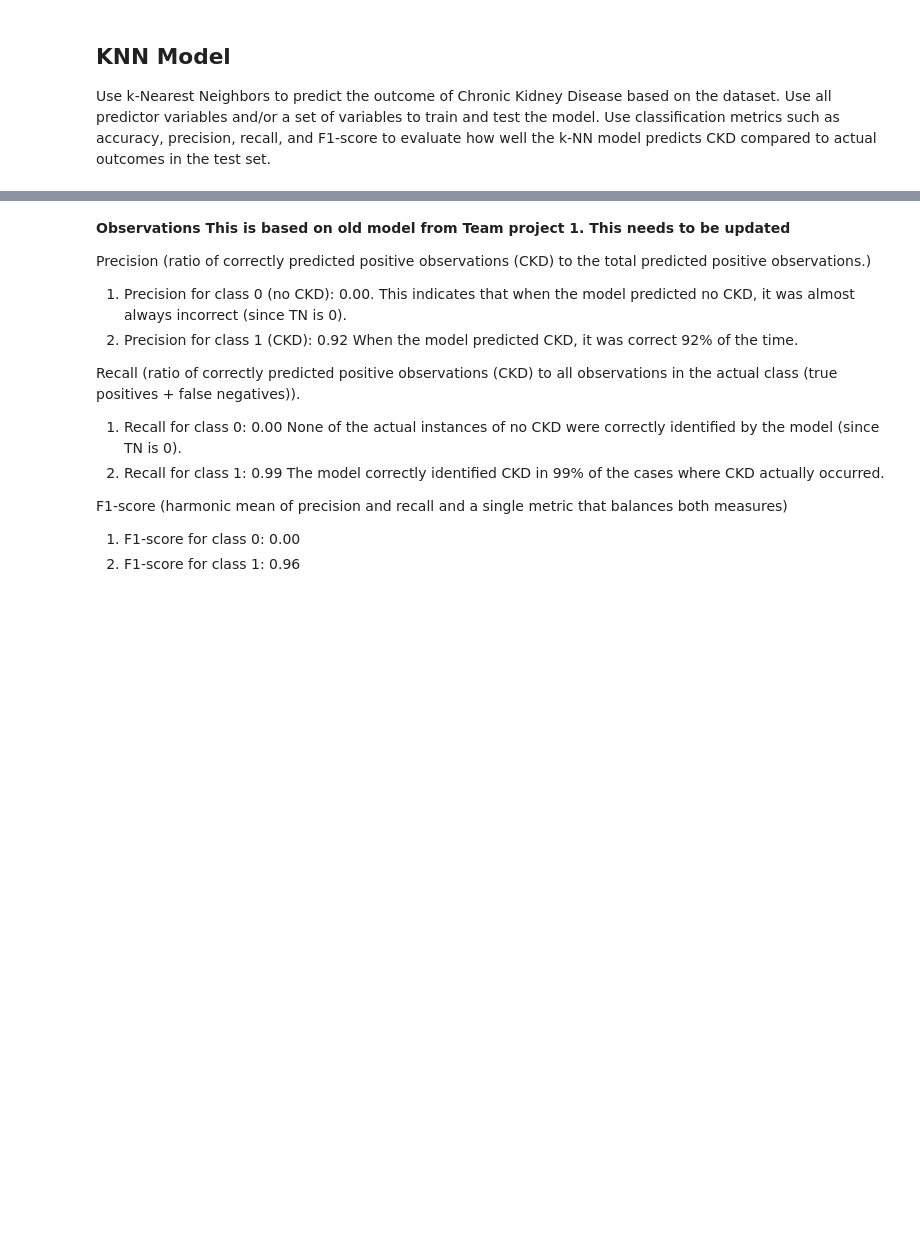
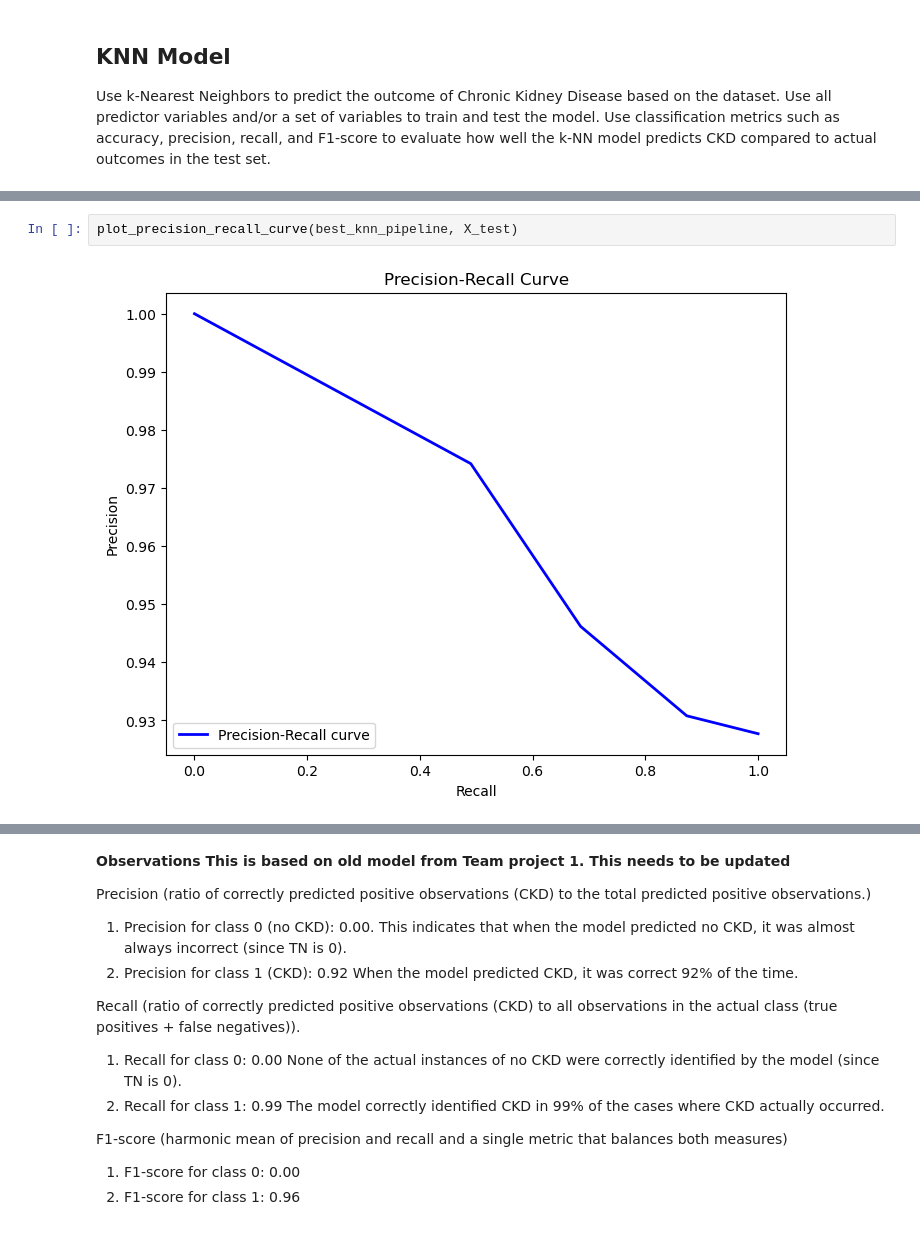
Before and after one commit to anjali-deshpande-hub/chronic_kidney_disease, a Jupyter notebook: src/CKD.ipynb, the cells around one changed output, grey strips where cells are left out. Saved outputs shown, nothing was run; the diff lists cells and outputs as text; blank space fills up the shorter version.

```diff
--- a/src/CKD.ipynb
+++ b/src/CKD.ipynb
@@ -1064,0 +1324,4 @@ Pipeline(steps=[('preprocessing',
+# %%
+plot_precision_recall_curve(best_knn_pipeline, X_test)
+# %% [output]
+[figure, added]
```
Also changed, not shown: parts of 28 cells of this notebook.
